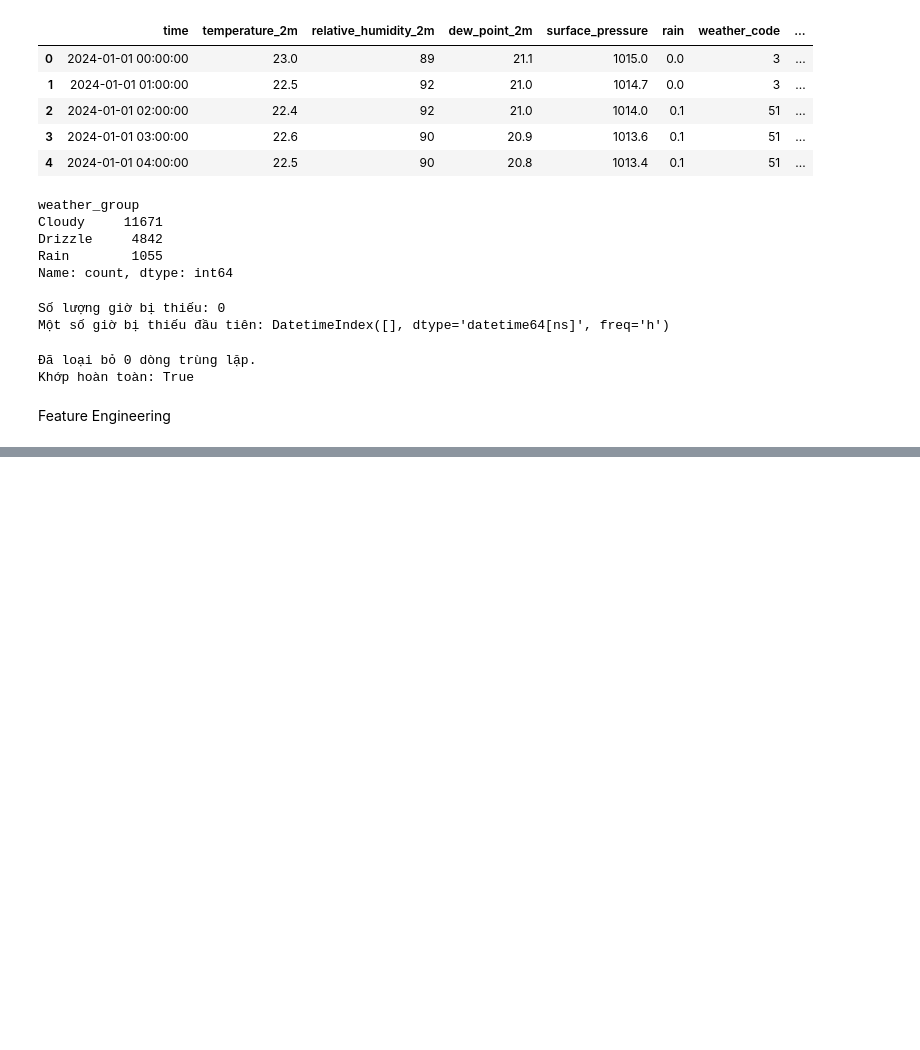
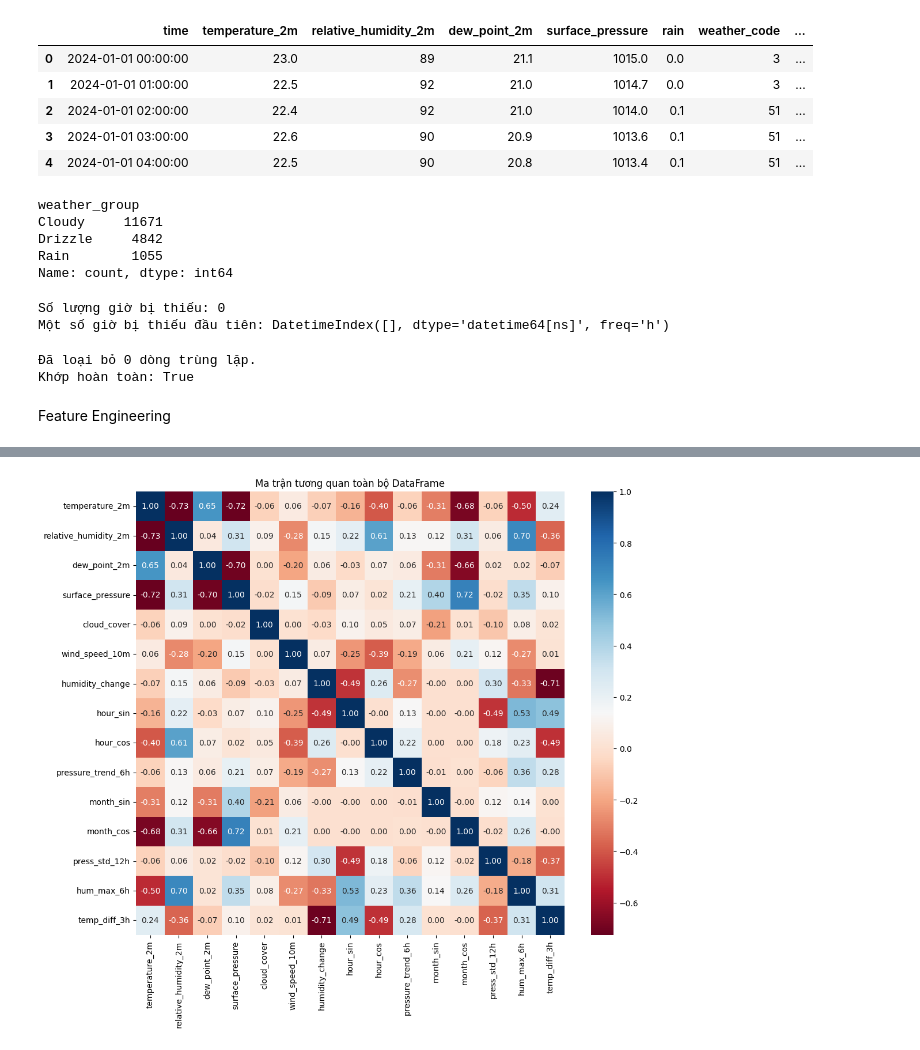
Before and after one commit to MinhHien2004/KHDL, a Jupyter notebook: Preprocessing.ipynb, the cells around one changed output, grey strips where cells are left out. Saved outputs shown, nothing was run; the diff lists cells and outputs as text; code cells hidden in the pictures; blank space fills up the shorter version.

```diff
--- a/Preprocessing.ipynb
+++ b/Preprocessing.ipynb
@@ -368,0 +355,17 @@ f.head()
+# %%
+import matplotlib.pyplot as plt
+import seaborn as sns
+
+# Tạo figure
+plt.figure(figsize=(12, 10))
+dr = d.drop(columns=['weather_group'])
+# Vẽ heatmap cho tất cả các cột
+sns.heatmap(dr.corr(), annot=True, cmap='RdBu', fmt=".2f")
+
+# Tiêu đề
+plt.title("Ma trận tương quan toàn bộ DataFrame")
+
+# Hiển thị
+plt.show()
+# %% [output]
+[figure, added]
```
Also changed, not shown: parts of 15 cells of this notebook, 2 other files.
